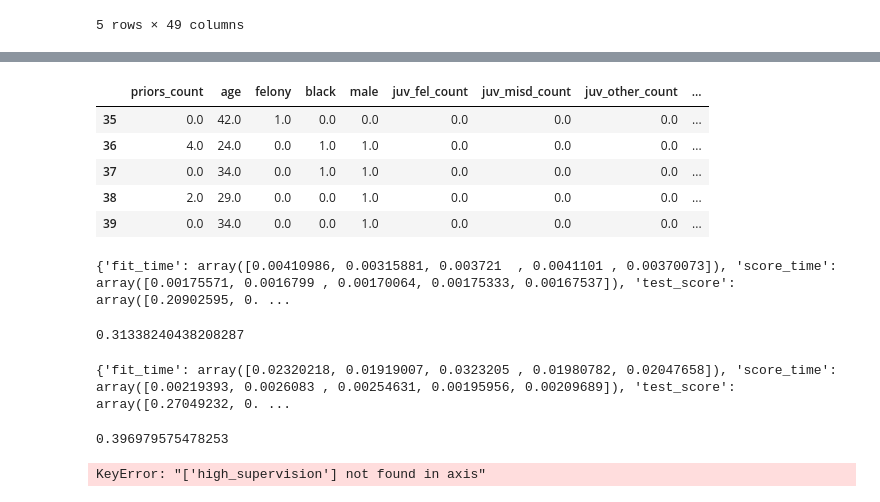
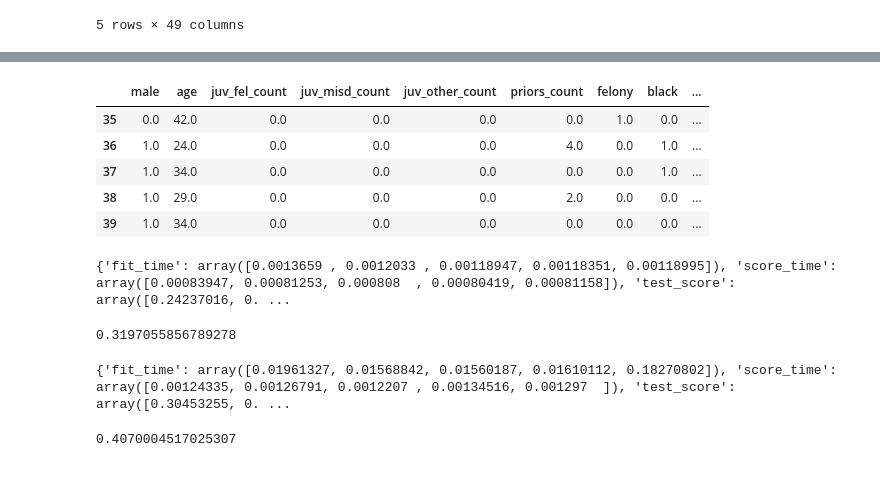
Before and after one commit to dsbowen/algorithm-fairness, a Jupyter notebook: analysis/human_mimic.ipynb, the cells around one changed output, grey strips where cells are left out. Cells and saved outputs as stored; diff of their text form; code cells hidden in the pictures.

```diff
--- a/analysis/human_mimic.ipynb
+++ b/analysis/human_mimic.ipynb
@@ -8,3 +12,9 @@ random.seed(0)
 np.random.seed(0)
 
 INFILE = '../data/comparison.csv'
+# %%
+recidivism = load_recidivism()
+X_compas, y_compas = recidivism.data, recidivism.target
+X_compas = X_compas.drop(columns='high_supervision')
+X_compas_train, X_compas_test, y_compas_train, y_compas_test = train_test_split(X_compas, y_compas)
+X_compas.head()
@@ -38,34 +87,18 @@ N passed comprehension check 78
 # %%
-X = df[[
-    'priors_count',
-    'age',
-    'felony',
-    'black',
-    'male',
-    'juv_fel_count',
-    'juv_misd_count',
-    'juv_other_count',
-    'married'
-]]
+X = df[X_compas.columns]
 y = df.Fcast
 X.head()
 # %% [output]
-|  | priors_count | age | felony | black | male | juv_fel_count | juv_misd_count | juv_other_count | ... |
-| 35 | 0.0 | 42.0 | 1.0 | 0.0 | 0.0 | 0.0 | 0.0 | 0.0 | ... |
-| 36 | 4.0 | 24.0 | 0.0 | 1.0 | 1.0 | 0.0 | 0.0 | 0.0 | ... |
-| 37 | 0.0 | 34.0 | 0.0 | 1.0 | 1.0 | 0.0 | 0.0 | 0.0 | ... |
-| 38 | 2.0 | 29.0 | 0.0 | 0.0 | 1.0 | 0.0 | 0.0 | 0.0 | ... |
-| 39 | 0.0 | 34.0 | 0.0 | 0.0 | 1.0 | 0.0 | 0.0 | 0.0 | ... |
+|  | male | age | juv_fel_count | juv_misd_count | juv_other_count | priors_count | felony | black | ... |
+| 35 | 0.0 | 42.0 | 0.0 | 0.0 | 0.0 | 0.0 | 1.0 | 0.0 | ... |
+| 36 | 1.0 | 24.0 | 0.0 | 0.0 | 0.0 | 4.0 | 0.0 | 1.0 | ... |
+| 37 | 1.0 | 34.0 | 0.0 | 0.0 | 0.0 | 0.0 | 0.0 | 1.0 | ... |
+| 38 | 1.0 | 29.0 | 0.0 | 0.0 | 0.0 | 2.0 | 0.0 | 0.0 | ... |
+| 39 | 1.0 | 34.0 | 0.0 | 0.0 | 0.0 | 0.0 | 0.0 | 0.0 | ... |
 # %%
 from sklearn.linear_model import ElasticNet
 from sklearn.model_selection import RandomizedSearchCV, cross_validate
 from scipy.stats import expon, uniform
-
-X['priors_age'] = X.priors_count * X.age
-X['priors_felony'] = X.priors_count * X.felony
-X['priors_male'] = X.priors_count * X.male
-X['priors_black'] = X.priors_count * X.black
-X['black_male'] = X.black * X.male
 
 parameters = {
     'alpha': expon(0, 1),
@@ -77,8 +110,8 @@ res = cross_validate(reg.best_estimator_, X, y)
 print(res)
 res['test_score'].mean()
 # %% [output]
-{'fit_time': array([0.00410986, 0.00315881, 0.003721  , 0.0041101 , 0.00370073]), 'score_time': array([0.00175571, 0.0016799 , 0.00170064, 0.00175333, 0.00167537]), 'test_score': array([0.20902595, 0. ...
+{'fit_time': array([0.0013659 , 0.0012033 , 0.00118947, 0.00118351, 0.00118995]), 'score_time': array([0.00083947, 0.00081253, 0.000808  , 0.00080419, 0.00081158]), 'test_score': array([0.24237016, 0. ...
-0.31338240438208287
+0.3197055856789278
 # %%
 import xgboost as xgb
 from sklearn.model_selection import RandomizedSearchCV
@@ -92,23 +125,10 @@ parameters = {
     'min_child_weight': expon(0, 1),
     'alpha': expon(0, 1)
 }
-reg = RandomizedSearchCV(xgb.XGBRegressor(), parameters, n_iter=2**9).fit(X, y)
-res = cross_validate(reg.best_estimator_, X, y.values)
+reg = RandomizedSearchCV(xgb.XGBRegressor(), parameters, n_iter=2**9).fit(X.values, y)
+res = cross_validate(reg.best_estimator_, X.values, y.values)
 print(res)
 res['test_score'].mean()
 # %% [output]
-{'fit_time': array([0.02320218, 0.01919007, 0.0323205 , 0.01980782, 0.02047658]), 'score_time': array([0.00219393, 0.0026083 , 0.00254631, 0.00195956, 0.00209689]), 'test_score': array([0.27049232, 0. ...
+{'fit_time': array([0.01961327, 0.01568842, 0.01560187, 0.01610112, 0.18270802]), 'score_time': array([0.00124335, 0.00126791, 0.0012207 , 0.00134516, 0.001297  ]), 'test_score': array([0.30453255, 0. ...
-0.396979575478253
+0.4070004517025307
-# %%
-import gshap
-from gshap.datasets import load_recidivism
-from gshap.intergroup import IntergroupDifference
-
-columns = X.columns
-recidivism = load_recidivism()
-X, y = recidivism.data[columns], recidivism.target
-# X = X.drop(columns='high_supervision')
-y_black = y[X['black']==1]
-y_white = y[X['black']==0]
-# %% [output]
-KeyError: "['high_supervision'] not found in axis"
```
Also changed, not shown: parts of 14 cells of this notebook, 7 other files.
